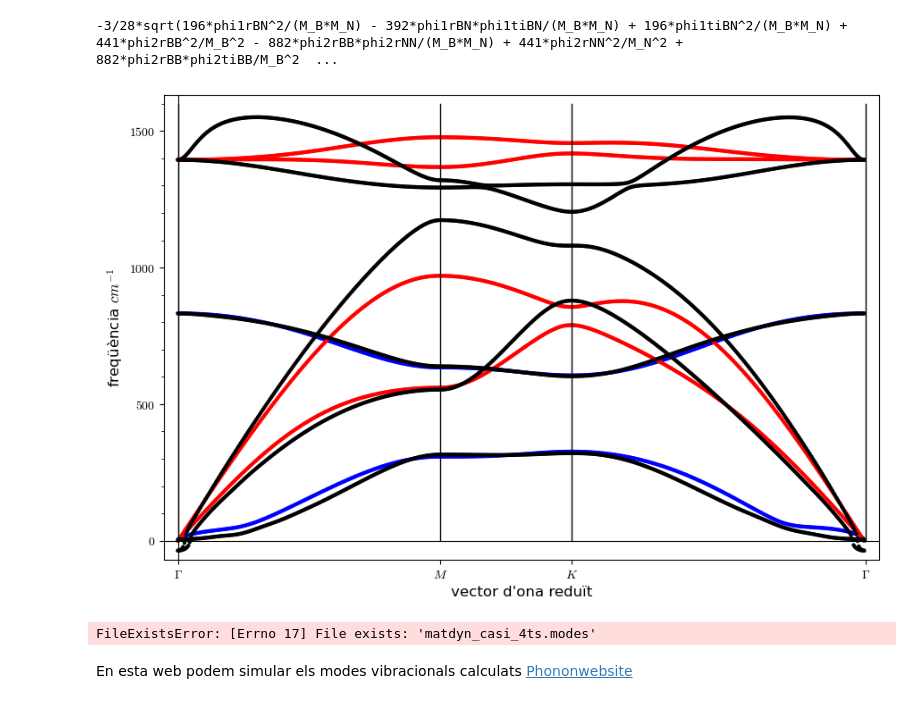
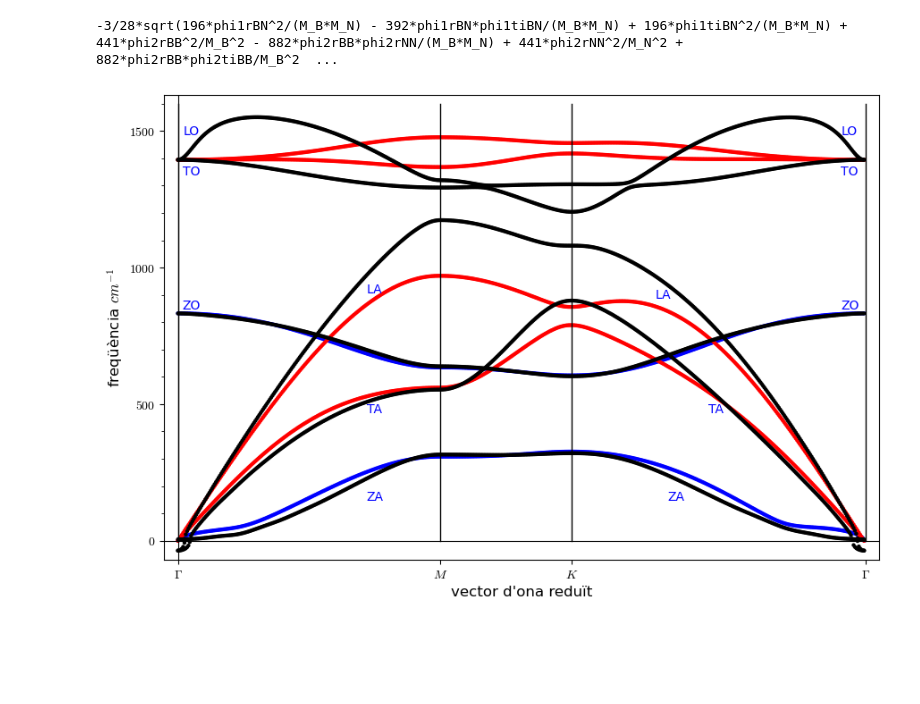
Before and after one commit to CasimirVictoria/TFG-Semiconductores_2D, a Jupyter notebook: _sources/formulacio_matriu_dinamica.ipynb, the cells around one changed output. Saved outputs shown, nothing was run; the diff lists cells and outputs as text; code cells hidden in the pictures; blank space fills up the shorter version.

```diff
--- a/_sources/formulacio_matriu_dinamica.ipynb
+++ b/_sources/formulacio_matriu_dinamica.ipynb
@@ -1325,32 +1289,44 @@ dispersio4ts=(points(zip(dades_calculades_perp_planol[:200,0], dades_calculades_
 points(zip(dades_calculades_perp_planol[:200,0], dades_calculades_perp_planol[:200,2]), color="blue")+\
 points(zip(dades_calculades_perp_planol[200:300,0], dades_calculades_perp_planol[200:300,1]), color="blue")+\
 points(zip(dades_calculades_perp_planol[200:300,0], dades_calculades_perp_planol[200:300,2]), color="blue")+\
 points(zip(dades_calculades_perp_planol[300:524,0], dades_calculades_perp_planol[300:524,1]), color="blue")+\
 points(zip(dades_calculades_perp_planol[300:524,0], dades_calculades_perp_planol[300:524,2]), color="blue")+\
 points(zip(dades_calculades_planol4ts[:200,0], dades_calculades_planol4ts[:200,1]), color="red")+\
 points(zip(dades_calculades_planol4ts[:200,0], dades_calculades_planol4ts[:200,2]), color="red")+\
 points(zip(dades_calculades_planol4ts[:200,0], dades_calculades_planol4ts[:200,3]), color="red")+\
 points(zip(dades_calculades_planol4ts[:200,0], dades_calculades_planol4ts[:200,4]), color="red")+\
 points(zip(dades_calculades_planol4ts[200:300,0], dades_calculades_planol4ts[200:300,1]), color="red")+\
 points(zip(dades_calculades_planol4ts[200:300,0], dades_calculades_planol4ts[200:300,2]), color="red")+\
 points(zip(dades_calculades_planol4ts[200:300,0], dades_calculades_planol4ts[200:300,3]), color="red")+\
 points(zip(dades_calculades_planol4ts[200:300,0], dades_calculades_planol4ts[200:300,4]), color="red")+\
 points(zip(dades_calculades_planol4ts[300:524,0], dades_calculades_planol4ts[300:524,1]), color="red")+\
 points(zip(dades_calculades_planol4ts[300:524,0], dades_calculades_planol4ts[300:524,2]), color="red")+\
 points(zip(dades_calculades_planol4ts[300:524,0], dades_calculades_planol4ts[300:524,3]), color="red")+\
 points(zip(dades_calculades_planol4ts[300:524,0], dades_calculades_planol4ts[300:524,4]), color="red")+\
 points(zip(dades[:524,0], dades[:524,1]), color="black") +\
 points(zip(dades[524:1048,0], dades[524:1048,1]), color="black") +\
 points(zip(dades[1048:1572,0], dades[1048:1572,1]), color="black") +\
 points(zip(dades[1572:2096,0], dades[1572:2096,1]), color="black") +\
 points(zip(dades[2096:2620,0], dades[2096:2620,1]), color="black") +\
 points(zip(dades[2620:3144,0], dades[2620:3144,1]), color="black")+\
 line([(0,0), (0,1600)],color="black")+\
 line([(200,0), (200,1600)],color="black")+\
 line([(300,0), (300,1600)],color="black")+\
-line([(524,0), (524,1600)],color="black"))
+line([(524,0), (524,1600)],color="black")+\
+text("LO", (10,1500))+\
+text("TO", (10,1350))+\
+text("LO", (512,1500))+\
+text("TO", (512,1350))+\
+text("ZO", (10,860))+\
+text("ZO", (512,860))+\
+text("ZA", (150,160))+\
+text("ZA", (380,160))+\
+text("TA", (150,480))+\
+text("TA", (410,480))+\
+text("LA", (150,920))+\
+text("LA", (370,900)))
 
 show(dispersio4ts,figsize=9,ticks=[[0,200,300,524],500], tick_formatter=[[r"$\Gamma$","$M$", "$K$",r"$\Gamma$"],500],\
      axes_labels=['vector d\'ona reduït','freqüència $cm^{-1}$'],axes_labels_size=1.2, frame=True)
 # %% [output]
-[figure, old version]
+[figure, new version]
@@ -1366,50 +1333,3 @@ u3,v3=np.linalg.eig([D3ers.subs(Solucions4ts, Solucionspla4ts, M_B=B.mass, M_N=N
-# %%
-with open("matdyn_casi_4ts.modes", "x") as f:
-    for x in range(200):
-        f.write("     diagonalizing the dynamical matrix ...\n\n")
-        q_x, q_y, q_z = x/199*pi, x/199*pi/sqrt(3), 0.0
-        f.write(" q =       %.4f      %.4f      %.4f\n" %(q_x,q_y,q_z))
-        f.write(" **************************************************************************\n")
-        ordre=u1[x].argsort()[::1]
-        u1[x]=u1[x][ordre]
-        v1[x]=v1[x][:,ordre]
-        for i in range(6):
-            f.write(f'     omega({i+1:2d}) =      {real_part(c*10**-10*sqrt(u1[x][i])):9.6f} [THz] =    {real_part(sqrt(u1[x][i])):11.6f} [cm-1]\n')
-            f.write(f' ( {real_part(v1[x][:,i][0]):9.6f}  {imag_part(v1[x][:,i][0]):9.6f}    {real_part(v1[x][:,i][1]):9.6f}  {imag_part(v1[x][:,i][1]):9.6f}    {real_part(v1[x][:,i][2]):9.6f}  {imag_part(v1[x][:,i][2]):9.6f}   )\n')
-            f.write(f' ( {real_part(v1[x][:,i][3]):9.6f}  {imag_part(v1[x][:,i][3]):9.6f}    {real_part(v1[x][:,i][4]):9.6f}  {imag_part(v1[x][:,i][4]):9.6f}    {real_part(v1[x][:,i][5]):9.6f}  {imag_part(v1[x][:,i][5]):9.6f}   )\n')
-        f.write(" **************************************************************************\n")
-
-    for x in range(100):
-        f.write("     diagonalizing the dynamical matrix ...\n\n")
-        q_x, q_y, q_z = pi*(1+x/(3*99)), pi/sqrt(3)*(1-x/99), 0.0
-        f.write(" q =       %.4f      %.4f      %.4f\n" %(q_x,q_y,q_z))
-        f.write(" **************************************************************************\n")
-        ordre=u2[x].argsort()[::1]
-        u2[x]=u2[x][ordre]
-        v2[x]=v2[x][:,ordre]
-        for i in range(6):
-            f.write(f'     omega({i+1:2d}) =      {real_part(c*10**-10*sqrt(u2[x][i])):9.6f} [THz] =    {real_part(sqrt(u2[x][i])):11.6f} [cm-1]\n')
-            f.write(f' ( {real_part(v2[x][:,i][0]):9.6f}  {imag_part(v2[x][:,i][0]):9.6f}    {real_part(v2[x][:,i][1]):9.6f}  {imag_part(v2[x][:,i][1]):9.6f}    {real_part(v2[x][:,i][2]):9.6f}  {imag_part(v2[x][:,i][2]):9.6f}   )\n')
-            f.write(f' ( {real_part(v2[x][:,i][3]):9.6f}  {imag_part(v2[x][:,i][3]):9.6f}    {real_part(v2[x][:,i][4]):9.6f}  {imag_part(v2[x][:,i][4]):9.6f}    {real_part(v2[x][:,i][5]):9.6f}  {imag_part(v2[x][:,i][5]):9.6f}   )\n')
-        f.write(" **************************************************************************\n")
-
-    for x in range(224):
-        f.write("     diagonalizing the dynamical matrix ...\n\n")
-        q_x, q_y, q_z = 4*pi/3*(1-x/223), 0.0 , 0.0
-        f.write(" q =       %.4f      %.4f      %.4f\n" %(q_x,q_y,q_z))
-        f.write(" **************************************************************************\n")
-        ordre=u3[x].argsort()[::1]
-        u3[x]=u3[x][ordre]
-        v3[x]=v3[x][:,ordre]
-        for i in range(6):
-            f.write(f'     omega({i+1:2d}) =      {real_part(c*10**-10*sqrt(u3[x][i])):9.6f} [THz] =    {real_part(sqrt(u3[x][i])):11.6f} [cm-1]\n')
-            f.write(f' ( {real_part(v3[x][:,i][0]):9.6f}  {imag_part(v3[x][:,i][0]):9.6f}    {real_part(v3[x][:,i][1]):9.6f}  {imag_part(v3[x][:,i][1]):9.6f}    {real_part(v3[x][:,i][2]):9.6f}  {imag_part(v3[x][:,i][2]):9.6f}   )\n')
-            f.write(f' ( {real_part(v3[x][:,i][3]):9.6f}  {imag_part(v3[x][:,i][3]):9.6f}    {real_part(v3[x][:,i][4]):9.6f}  {imag_part(v3[x][:,i][4]):9.6f}    {real_part(v3[x][:,i][5]):9.6f}  {imag_part(v3[x][:,i][5]):9.6f}   )\n')
-        f.write(" **************************************************************************\n")
-# %% [output]
-FileExistsError: [Errno 17] File exists: 'matdyn_casi_4ts.modes'
 # %%
 save(dispersio4ts,figsize=9,ticks=[[0,200,300,524],500], tick_formatter=[[r"$\Gamma$","$M$", "$K$",r"$\Gamma$"],500],\
      axes_labels=['vector d\'ona reduït','freqüència, $cm^{-1}$'],axes_labels_size=1.,frame=True, filename="/home/casimir/Documents/Fisica/TFG/TFG-Semiconductores_2D/Grafiques/Dispersio4ts.pdf")
-# %% [markdown]
-En esta web podem simular els modes vibracionals calculats <a href="https://henriquemiranda.github.io/phononwebsite/phonon.html">Phononwebsite </a>
```
Also changed, not shown: parts of 42 cells of this notebook, 32 other files.
